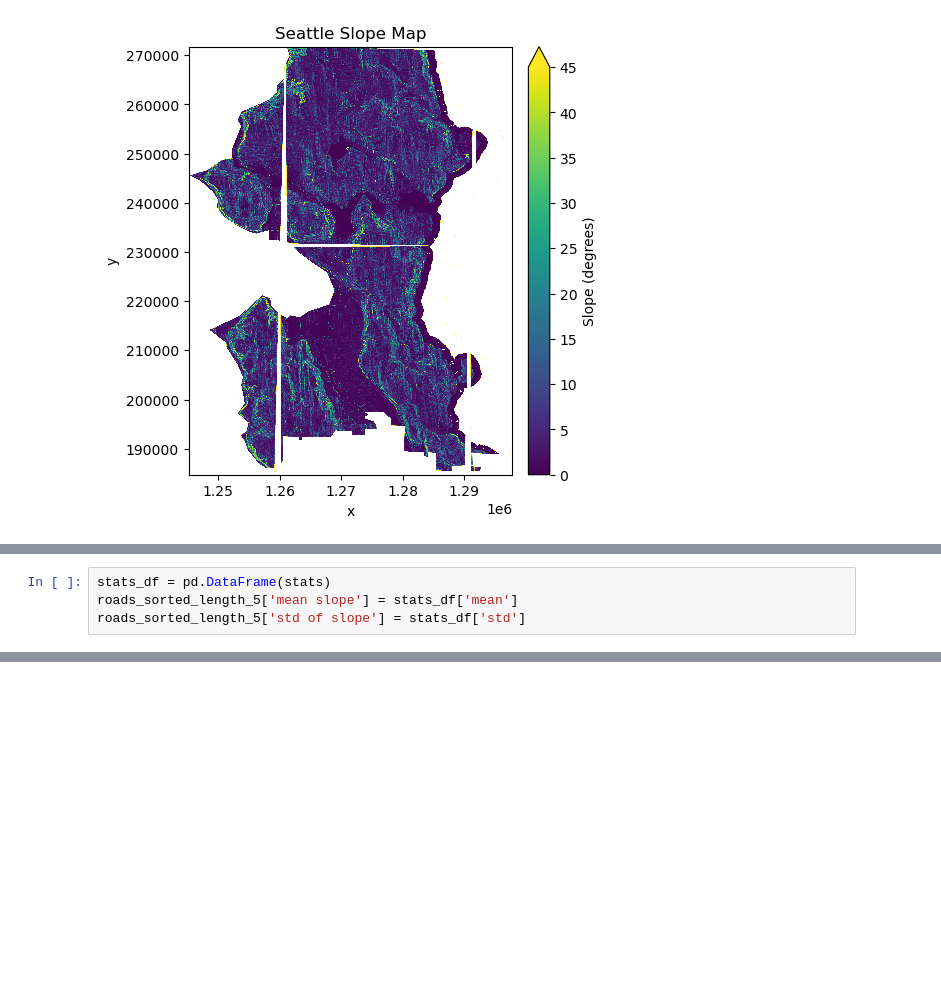
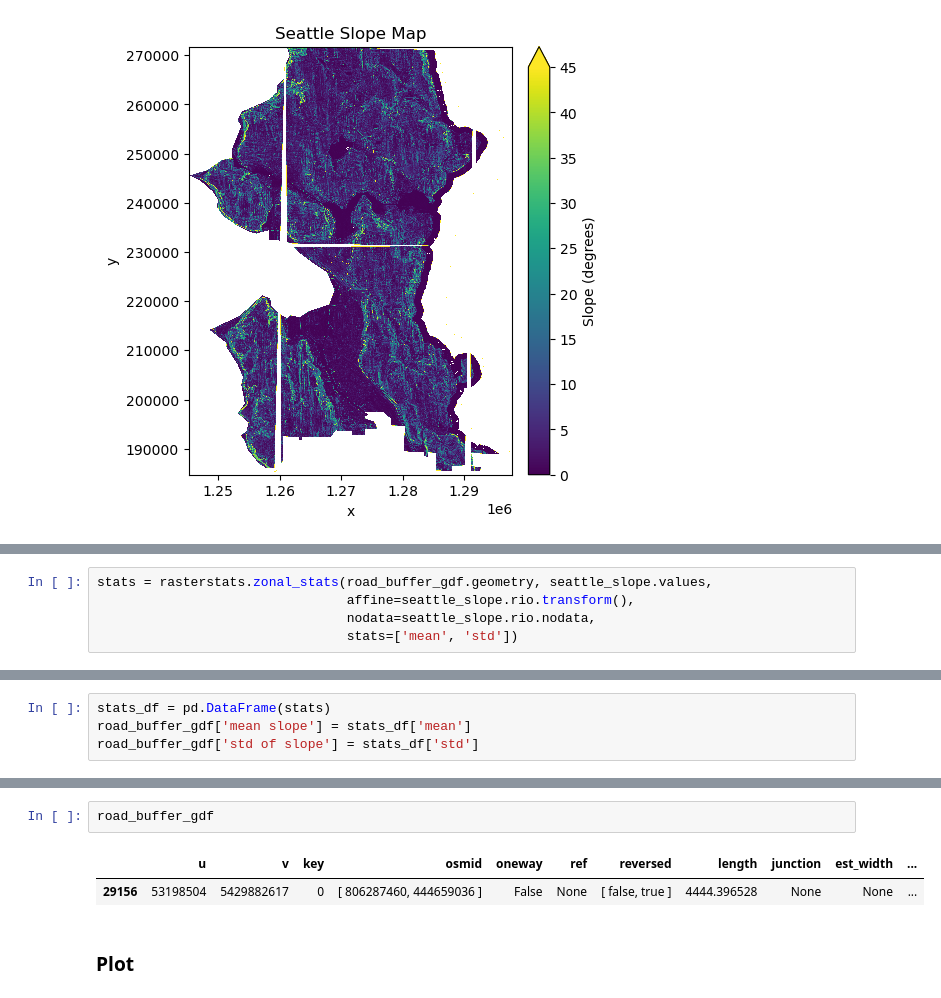
Before and after one commit to UW-GDA/seattle-micromobility, a Jupyter notebook: zonal_stats.ipynb, the cells around one changed output, grey strips where cells are left out. Saved outputs shown, nothing was run; the diff lists cells and outputs as text; blank space fills up the shorter version.

```diff
--- a/zonal_stats.ipynb
+++ b/zonal_stats.ipynb
@@ -82,0 +87,5 @@ stats = rasterstats.zonal_stats(buffer_gdf, seattle_slope.values, affine=seattle
+# %%
+stats = rasterstats.zonal_stats(road_buffer_gdf.geometry, seattle_slope.values,
+                                affine=seattle_slope.rio.transform(),
+                                nodata=seattle_slope.rio.nodata,
+                                stats=['mean', 'std'])
@@ -83,4 +94,4 @@ stats = rasterstats.zonal_stats(buffer_gdf, seattle_slope.values, affine=seattle
 # %%
 stats_df = pd.DataFrame(stats)
-roads_sorted_length_5['mean slope'] = stats_df['mean']
-roads_sorted_length_5['std of slope'] = stats_df['std']
+road_buffer_gdf['mean slope'] = stats_df['mean']
+road_buffer_gdf['std of slope'] = stats_df['std']
@@ -92,0 +98,7 @@ IndexError: index 0 is out of bounds for axis 0 with size 0
+# %%
+road_buffer_gdf
+# %% [output]
+|  | u | v | key | osmid | oneway | ref | reversed | length | junction | est_width | ... |
+| 29156 | 53198504 | 5429882617 | 0 | [ 806287460, 444659036 ] | False | None | [ false, true ] | 4444.396528 | None | None | ... |
+# %% [markdown]
+### Plot
```
Also changed, not shown: parts of 17 cells of this notebook.
